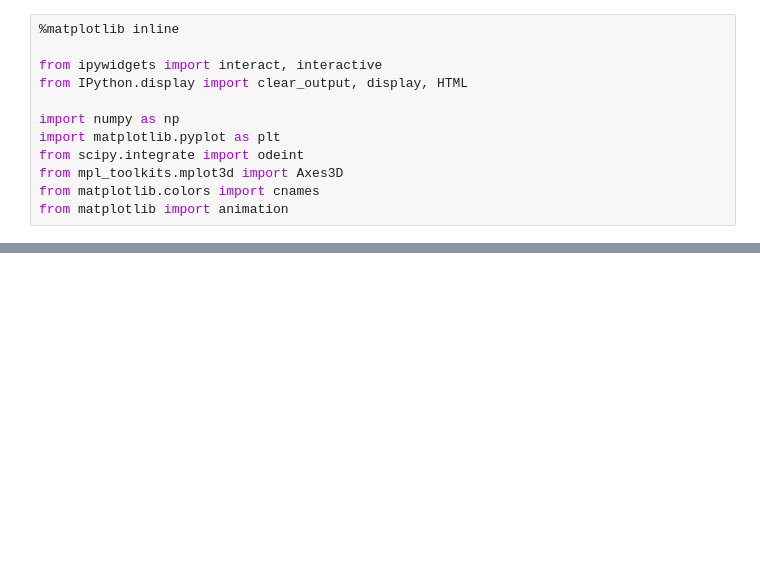
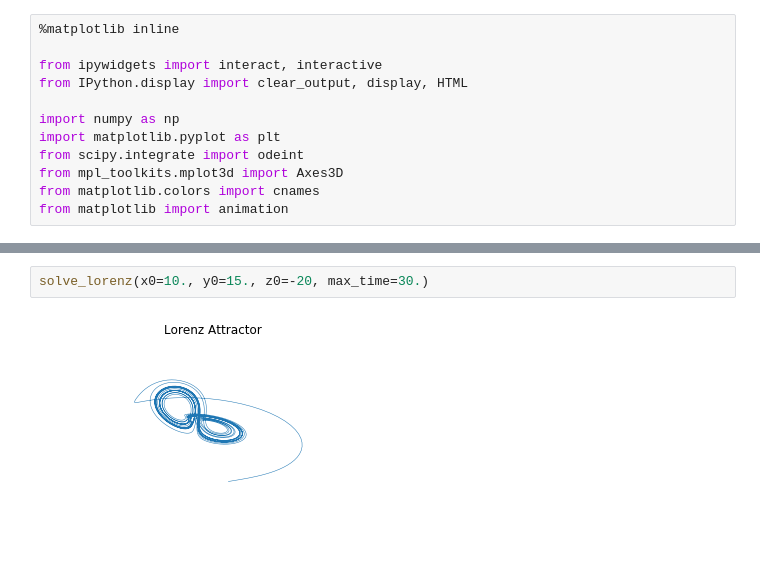
Before and after one commit to Malenczuk/mownit2, a Jupyter notebook: lab11/Chaos.ipynb, the cells around one changed output, grey strips where cells are left out. Saved outputs shown, nothing was run; the diff lists cells and outputs as text; blank space fills up the shorter version.

```diff
--- a/lab11/Chaos.ipynb
+++ b/lab11/Chaos.ipynb
@@ -77,0 +79,4 @@ solve_lorenz(N=7, sigma=10., beta=8./3, rho=28.)
+# %%
+solve_lorenz(x0=10., y0=15., z0=-20, max_time=30.)
+# %% [output]
+[figure, added]
```
Also changed, not shown: parts of 4 cells of this notebook.
